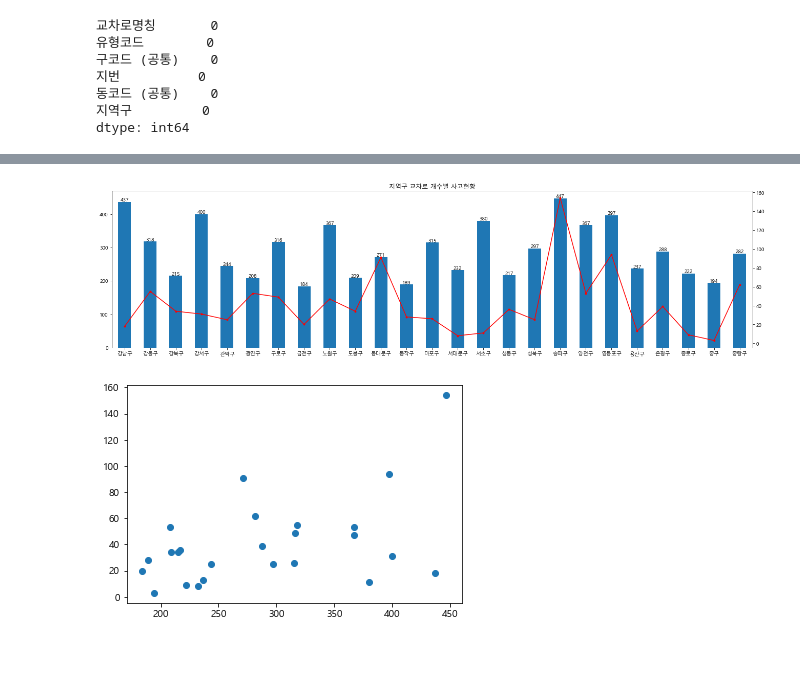
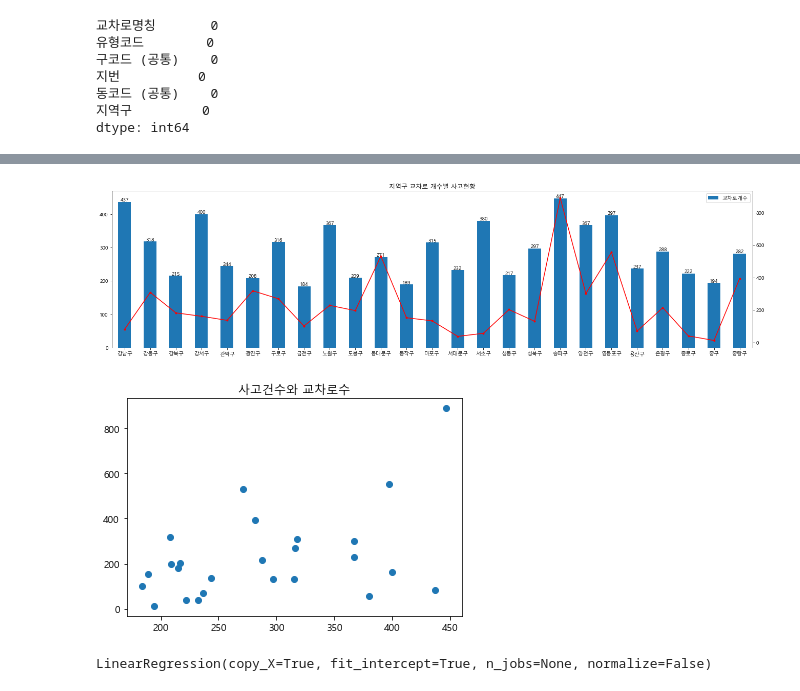
Before and after one commit to LeeHwayeon/bicycle-analysis, a Jupyter notebook: 혜현/교차로.ipynb, the cells around one changed output, grey strips where cells are left out. Saved outputs shown, nothing was run; the diff lists cells and outputs as text; code cells hidden in the pictures; blank space fills up the shorter version.

```diff
--- a/혜현/교차로.ipynb
+++ b/혜현/교차로.ipynb
@@ -150,3 +146,8 @@ crossing_new.isnull().sum()
 동코드 (공통)    0
 지역구         0
 dtype: int64
+# %%
+crossing_gu = crossing_new.groupby('지역구').size()
+crossing_gu = crossing_gu.to_frame()
+crossing_gu.columns = ['교차로개수']
+crossing_gu
@@ -246,6 +189,6 @@ accident_seoul=accident_seoul.dropna(subset=['경도'])
 accident_seoul['지역구']=accident['지점명'].str.split(" ").str[1]
 accident_seoul=accident_seoul.drop(['다발지역폴리곤'], axis='columns')
 
-accident_seoul_gu = accident_seoul.groupby('지역구').size()
+accident_seoul_gu = accident_seoul.groupby(['지역구'])[['발생건수']].agg('sum')
 accident_seoul_gu
 # %% [output]
@@ -280,9 +224,17 @@ plt.twinx() # bar 그래프와 plot 그래프 합치기
 plt.plot(accident_seoul_gu ,'r.-')
 plt.show()
 # %% [output]
-[figure, old version]
+[figure, new version]
 # %%
-plt.plot(crossing_gu, accident_seoul_gu, 'o')
+from sklearn.linear_model import LinearRegression
+
+plt.plot(crossing_gu['교차로개수'], accident_seoul_gu['발생건수'], 'o')
+plt.title('사고건수와 교차로수')
 plt.show()
 # %% [output]
-[figure, old version]
+[figure, new version]
+# %%
+line_fitter = LinearRegression()
+line_fitter.fit(crossing_gu['교차로개수'].values.reshape(-1,1), accident_seoul_gu['발생건수'])
+# %% [output]
+LinearRegression(copy_X=True, fit_intercept=True, n_jobs=None, normalize=False)
```
Also changed, not shown: parts of 16 cells of this notebook, 1 other file.
